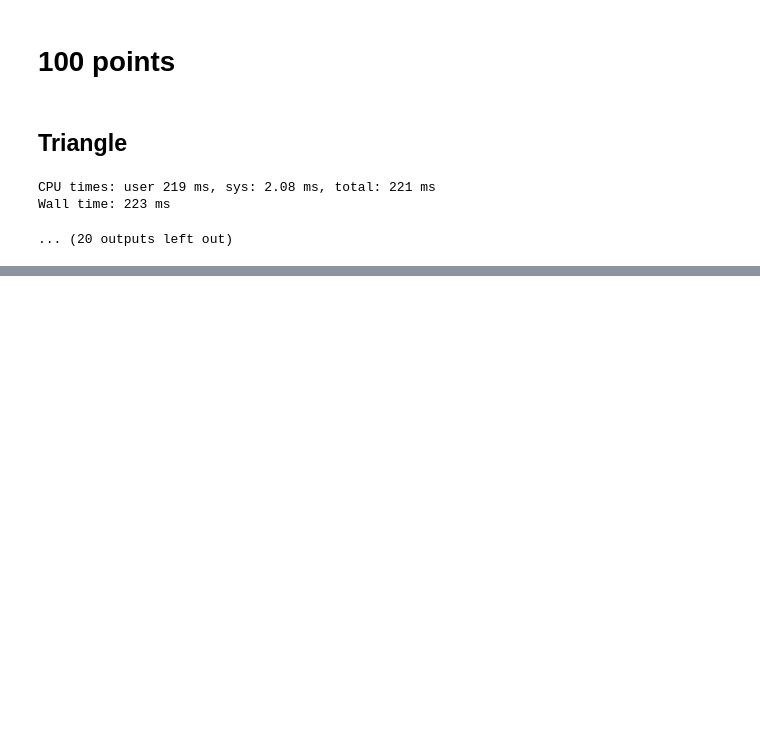
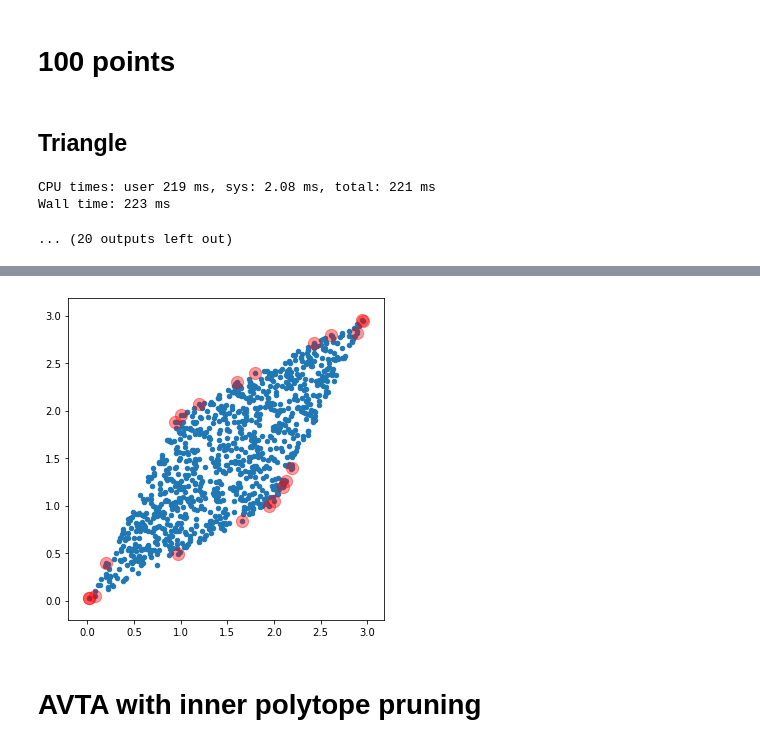
Before and after one commit to aldanor/avta-convex-hull, a Jupyter notebook: avta-triangle.ipynb, the cells around one changed output, grey strips where cells are left out. Drawn from its saved outputs; the diff is of its cells as text; code cells hidden in the pictures; blank space fills up the shorter version.

```diff
--- a/avta-triangle.ipynb
+++ b/avta-triangle.ipynb
@@ -80,7 +80,7 @@ def triangle_hull(S, eps = 1e-3, seed = 0, impl = 'fast'):
         out[i] = not func(S_v, v, eps=eps, seed=seed)[0]
     return out
 # %%
-def avta_hull(S, gamma = 1e-3, eps = 1e-3, seed = 0):
+def avta_hull(S, gamma = 1e-3, seed = 0):
     n = len(S)
     state = np.random.RandomState(seed)
     points = S
@@ -121,13 +121,20 @@ def avta_hull(S, gamma = 1e-3, eps = 1e-3, seed = 0):
             if v_new == v:
                 v_new = None
 # %%
-def generate_points(n, seed = 0):
-    return np.dot(np.random.RandomState(seed).uniform(size=(n, 2)), [[2, 1], [1, 2]])
+def generate_points(n, dist='uniform', seed = 0):
+    state = np.random.RandomState(seed)
+    gen = getattr(state, dist)
+    return np.dot(gen(size=(n, 2)), [[2, 1], [1, 2]])
 
-def plot_hull(solver, n):
-    S = generate_points(n)
-    func = avta_hull if solver.lower() == 'avta' else triangle_hull
-    hull = %time func(S)
+def plot_hull(solver, n, dist='uniform', **kwargs):
+    S = generate_points(n, dist=dist)
+    if isinstance(solver, str):
+        func = {
+            'avta': avta_hull,
+            'triangle': triangle_hull,
+            'delaunay': delaunay_hull,
+        }[solver.lower()]
+    hull = %time solver(S, **kwargs)
     plt.figure(figsize=(5, 5))
     plt.scatter(*S.T, s=20)
     plt.scatter(*S[hull].T, alpha=0.4, c='r', s=150)
@@ -164,0 +232,3 @@ Wall time: 223 ms
+# %%
+plot_hull('delaunay', 1000)
+# %% [output]
@@ -164,0 +237,3 @@ Wall time: 223 ms
+[figure, added]
+# %% [markdown]
+# AVTA with inner polytope pruning
```
Also changed, not shown: parts of 10 cells of this notebook.
